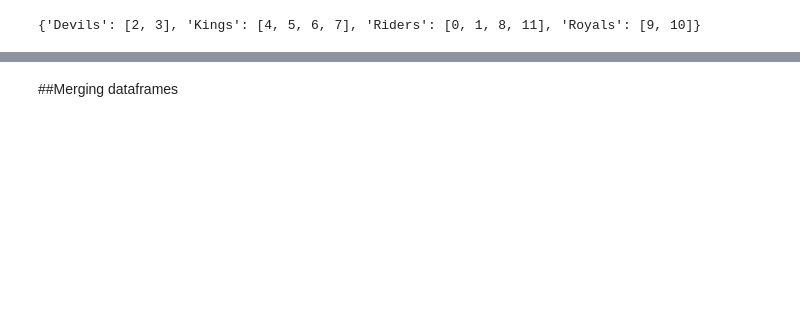
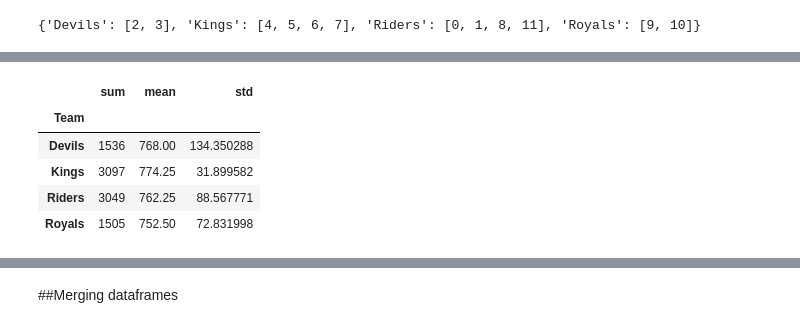
Before and after one commit to bhargav23/AI, a Jupyter notebook: Lab/APPLAB.ipynb, the cells around one changed output, grey strips where cells are left out. Cells and saved outputs as stored; diff of their text form; code cells hidden in the pictures; blank space fills up the shorter version.

```diff
--- a/Lab/APPLAB.ipynb
+++ b/Lab/APPLAB.ipynb
@@ -1057,0 +1134,9 @@ df.groupby('Team').groups
+# %%
+g['Points'].agg([np.sum, np.mean, np.std])
+# %% [output]
+|  | sum | mean | std |
+| Team |  |  |  |
+| Devils | 1536 | 768.00 | 134.350288 |
+| Kings | 3097 | 774.25 | 31.899582 |
+| Riders | 3049 | 762.25 | 88.567771 |
+| Royals | 1505 | 752.50 | 72.831998 |
```
Also changed, not shown: parts of 14 cells of this notebook.
